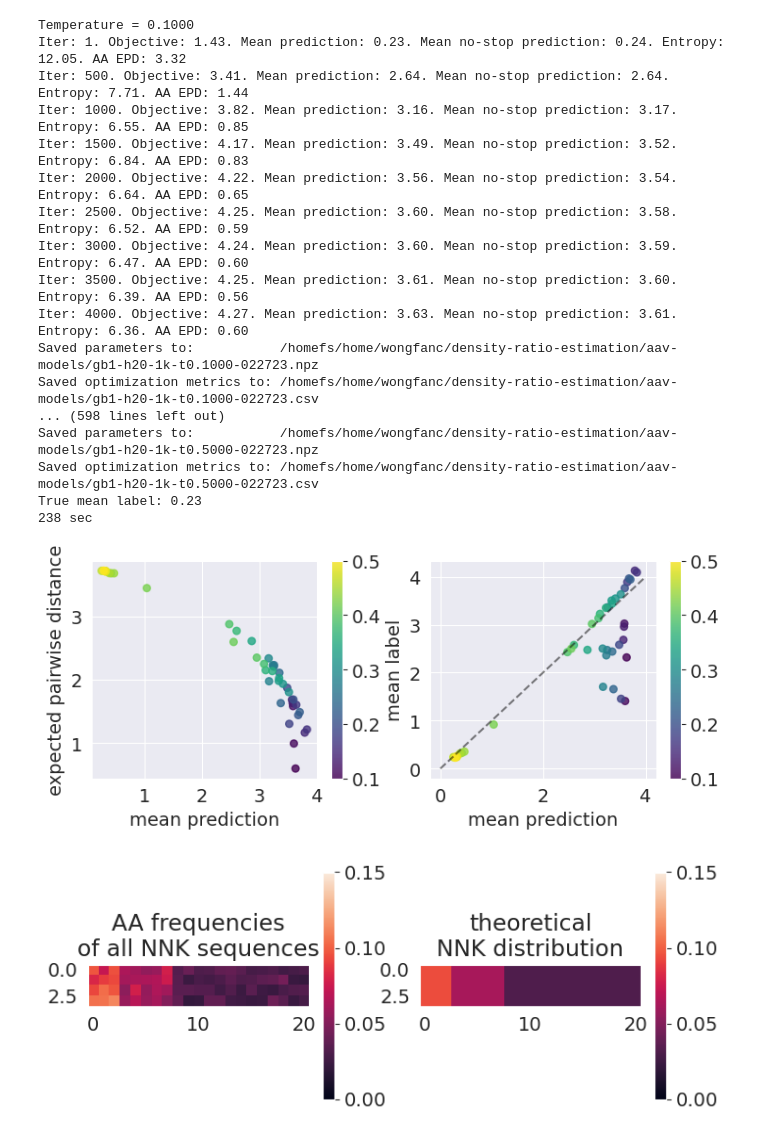
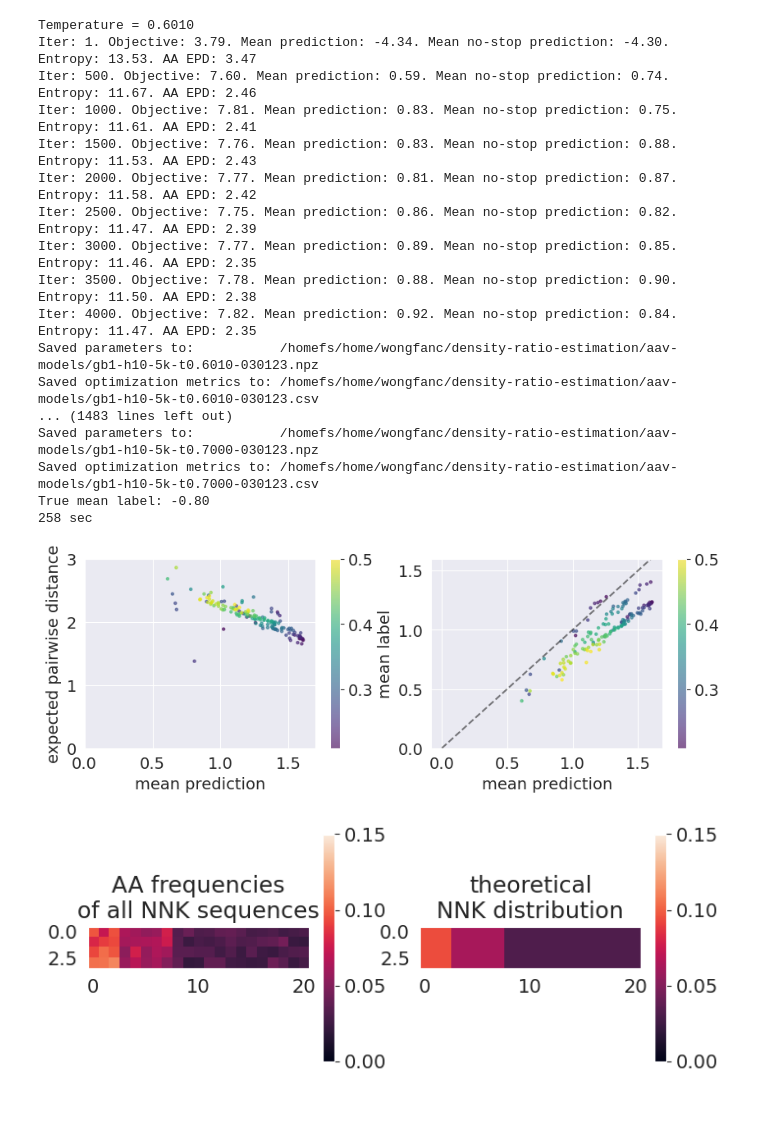
Before and after one commit to clarafy/design-algorithm-selection, a Jupyter notebook: notebooks/gb1-022023.ipynb, the cells around one changed output. Cells and saved outputs as stored; diff of their text form; code cells hidden in the pictures; blank space fills up the shorter version.

```diff
--- a/notebooks/gb1-022023.ipynb
+++ b/notebooks/gb1-022023.ipynb
@@ -78,8 +123,8 @@ plt.title('NNK-distributed GB1 fitness');
 # %%
 # train NN model
 reload(aav)
-n_epoch = 20
-n_hidden = 20
+n_epoch = 30
+n_hidden = 5
 n_model = 3
 lr = 1e-3
 batch_size = 10
@@ -94,7 +139,7 @@ model = aav.EnrichmentFeedForward(
 )
 loss_tx2 = model.fit(
     trainohe_nxla,
-    ytrain_n,
+    ytrain_nx2,
     lr=lr,
     batch_size=batch_size,
     n_epoch=n_epoch,
@@ -146,7 +223,7 @@ Saved models to /homefs/home/wongfanc/density-ratio-estimation/aav-models/022723
 # %%
 # load model
 reload(aav)
-n_hidden = 20
+n_hidden = 10
 n_model = 3
 device = torch.device(0)
 
@@ -155,11 +232,12 @@ model = aav.EnrichmentFeedForward(
     n_model=n_model,
     device=device
 )
-model.load('022723-h20-1k.pt')
+model.load('gb1-h10-5k-030123')
 # %%
 # get design distributions
+# REMINDER: set save_fname_no_ftype appropriately!
 reload(aav)
-temperatures = np.arange(0.1, 0.51, 0.01)
+temperatures = np.arange(0.601, 0.701, 0.001)
 lr = 0.1
 n_sample = 1000
 n_iter = 4000
@@ -167,7 +245,7 @@ pareto_tx3 = np.empty([temperatures.size, 3])
 
 for t, temp in enumerate(temperatures):
     print('Temperature = {:.4f}'.format(temp))
-    save_fname_no_ftype = 'gb1-h20-1k-t{:.4f}-022723'.format(temp)
+    save_fname_no_ftype = 'gb1-h{}-{}k-t{:.4f}-030123'.format(n_hidden, int(n_train / 1000), temp)
     # save_fname_no_ftype = None
 
     t0 = time()
@@ -182,43 +260,50 @@ for t, temp in enumerate(temperatures):
 
     paa_lxa = aav.get_aa_probs_from_nuc_probs(aav.normalize_theta(theta_lxa))
     pdesign_n = np.exp(aav.get_nostop_loglikelihood(aav.ALL_NOSTOP_AA_OHE, paa_lxa))
-    truemean = np.sum([p * seq2y[seq] for p, seq in zip(pdesign_n, aav.ALL_NOSTOP_AA_SEQS)])
+    truemean = np.sum([p * seq2yvar[seq][0] for p, seq in zip(pdesign_n, aav.ALL_NOSTOP_AA_SEQS)])
     pareto_tx3[t] = df.loc[n_iter]['mean_prediction'], df.loc[n_iter]['epd'], truemean
     print('True mean label: {:.2f}'.format(truemean))
     print('{} sec'.format(int(time() - t0)))
     print()
 # %% [output]
-Temperature = 0.1000
-Iter: 1. Objective: 1.43. Mean prediction: 0.23. Mean no-stop prediction: 0.24. Entropy: 12.05. AA EPD: 3.32
-Iter: 500. Objective: 3.41. Mean prediction: 2.64. Mean no-stop prediction: 2.64. Entropy: 7.71. AA EPD: 1.44
-Iter: 1000. Objective: 3.82. Mean prediction: 3.16. Mean no-stop prediction: 3.17. Entropy: 6.55. AA EPD: 0.85
-Iter: 1500. Objective: 4.17. Mean prediction: 3.49. Mean no-stop prediction: 3.52. Entropy: 6.84. AA EPD: 0.83
-Iter: 2000. Objective: 4.22. Mean prediction: 3.56. Mean no-stop prediction: 3.54. Entropy: 6.64. AA EPD: 0.65
-Iter: 2500. Objective: 4.25. Mean prediction: 3.60. Mean no-stop prediction: 3.58. Entropy: 6.52. AA EPD: 0.59
-Iter: 3000. Objective: 4.24. Mean prediction: 3.60. Mean no-stop prediction: 3.59. Entropy: 6.47. AA EPD: 0.60
-Iter: 3500. Objective: 4.25. Mean prediction: 3.61. Mean no-stop prediction: 3.60. Entropy: 6.39. AA EPD: 0.56
-Iter: 4000. Objective: 4.27. Mean prediction: 3.63. Mean no-stop prediction: 3.61. Entropy: 6.36. AA EPD: 0.60
-Saved parameters to:           /homefs/home/wongfanc/density-ratio-estimation/aav-models/gb1-h20-1k-t0.1000-022723.npz
-Saved optimization metrics to: /homefs/home/wongfanc/density-ratio-estimation/aav-models/gb1-h20-1k-t0.1000-022723.csv
-... (598 lines left out)
-Saved parameters to:           /homefs/home/wongfanc/density-ratio-estimation/aav-models/gb1-h20-1k-t0.5000-022723.npz
-Saved optimization metrics to: /homefs/home/wongfanc/density-ratio-estimation/aav-models/gb1-h20-1k-t0.5000-022723.csv
-True mean label: 0.23
-238 sec
+Temperature = 0.6010
+Iter: 1. Objective: 3.79. Mean prediction: -4.34. Mean no-stop prediction: -4.30. Entropy: 13.53. AA EPD: 3.47
+Iter: 500. Objective: 7.60. Mean prediction: 0.59. Mean no-stop prediction: 0.74. Entropy: 11.67. AA EPD: 2.46
+Iter: 1000. Objective: 7.81. Mean prediction: 0.83. Mean no-stop prediction: 0.75. Entropy: 11.61. AA EPD: 2.41
+Iter: 1500. Objective: 7.76. Mean prediction: 0.83. Mean no-stop prediction: 0.88. Entropy: 11.53. AA EPD: 2.43
+Iter: 2000. Objective: 7.77. Mean prediction: 0.81. Mean no-stop prediction: 0.87. Entropy: 11.58. AA EPD: 2.42
+Iter: 2500. Objective: 7.75. Mean prediction: 0.86. Mean no-stop prediction: 0.82. Entropy: 11.47. AA EPD: 2.39
+Iter: 3000. Objective: 7.77. Mean prediction: 0.89. Mean no-stop prediction: 0.85. Entropy: 11.46. AA EPD: 2.35
+Iter: 3500. Objective: 7.78. Mean prediction: 0.88. Mean no-stop prediction: 0.90. Entropy: 11.50. AA EPD: 2.38
+Iter: 4000. Objective: 7.82. Mean prediction: 0.92. Mean no-stop prediction: 0.84. Entropy: 11.47. AA EPD: 2.35
+Saved parameters to:           /homefs/home/wongfanc/density-ratio-estimation/aav-models/gb1-h10-5k-t0.6010-030123.npz
+Saved optimization metrics to: /homefs/home/wongfanc/density-ratio-estimation/aav-models/gb1-h10-5k-t0.6010-030123.csv
+... (1483 lines left out)
+Saved parameters to:           /homefs/home/wongfanc/density-ratio-estimation/aav-models/gb1-h10-5k-t0.7000-030123.npz
+Saved optimization metrics to: /homefs/home/wongfanc/density-ratio-estimation/aav-models/gb1-h10-5k-t0.7000-030123.csv
+True mean label: -0.80
+258 sec
 # %%
-plt.figure(figsize=(8.5, 3))
+plt.figure(figsize=(10, 3))
+first_temp_idx = 10
 plt.subplot(121)
-plt.scatter(pareto_tx3[:, 0], pareto_tx3[:, 1], s=30, alpha=0.8, c=temperatures, cmap='viridis')
+plt.scatter(pareto_tx3[first_temp_idx::2, 0], pareto_tx3[first_temp_idx::2, 1], s=5, alpha=0.6,
+            c=temperatures[first_temp_idx::2], cmap='viridis')
 plt.colorbar()
 plt.xlabel('mean prediction');
 plt.ylabel('expected pairwise distance');
+plt.xlim([0, 1.7]);
+plt.ylim([0, 3]);
+
 plt.subplot(122)
-plt.scatter(pareto_tx3[:, 0], pareto_tx3[:, 2], s=30, alpha=0.8, c=temperatures, cmap='viridis')
-plt.plot([0, 4], [0, 4], '--k', alpha=0.5)
+plt.scatter(pareto_tx3[first_temp_idx::2, 0], pareto_tx3[first_temp_idx::2, 2], s=5, alpha=0.6,
+            c=temperatures[first_temp_idx::2], cmap='viridis')
+plt.plot([0, 1.6], [0, 1.6], '--k', alpha=0.5)
+plt.ylim([0, 1.6]);
 plt.colorbar()
 plt.xlabel('mean prediction');
 plt.ylabel('mean label');
 # %% [output]
-[figure, old version]
+[figure, new version]
 # %%
 PATH = '/homefs/home/wongfanc/density-ratio-estimation/aav-models/'
```
Also changed, not shown: parts of 18 cells of this notebook, 3 other files.
